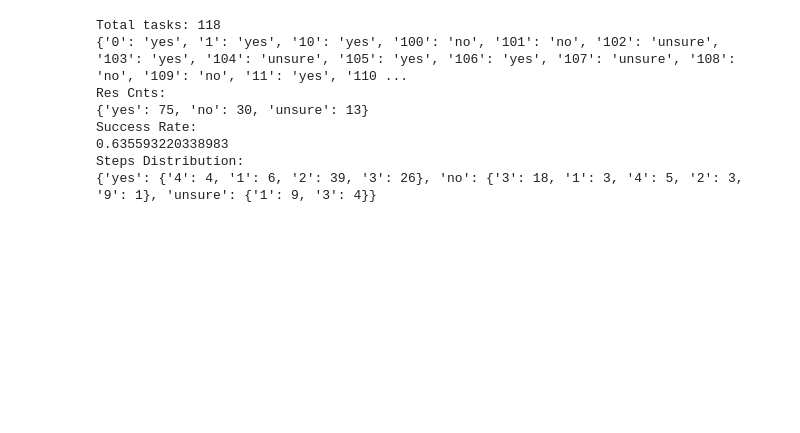
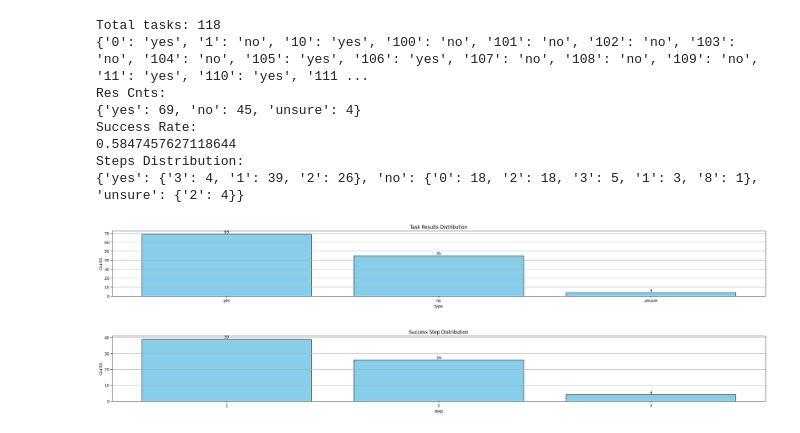
Before and after one commit to AL-377/UFO, a Jupyter notebook: draft.ipynb, the cells around one changed output. Cells and saved outputs as stored; diff of their text form; code cells hidden in the pictures; blank space fills up the shorter version.

```diff
--- a/draft.ipynb
+++ b/draft.ipynb
@@ -6,7 +6,7 @@ import matplotlib.pyplot as plt
 # %%
 # evaluate results
 offline_evals=[r"logs\2024-08-06-09-16-59-REVIEW46",r"logs\2024-08-06-09-22-19-REVIEW37",r"logs\2024-08-06-09-26-23-REVIEW35"]
-raw_log_dir = r"D:\UFO\logs\2024-08-06-online-118"
+raw_log_dir = r"logs\2024-08-06-online-118"
 task_res={}
 cnt_res={}
 step_cnts = {"yes":{},"no":{},"unsure":{}}
@@ -19,12 +19,15 @@ for log_dir in offline_evals:
         except:
             continue
         # print(eval_dir)
+        # locate the ori log
+        response_log = os.path.join(raw_log_dir,os.path.basename(eval_dir),"response.log")
+        steps = len(open(response_log,'r').readlines()) - 1
+        if steps==0:
+            complete="no"
         cnt_res[complete] = cnt_res.get(complete,0) + 1
         task_res[os.path.basename(eval_dir)] = complete
-        # locate the ori log
-        response_log = os.path.join(raw_log_dir,os.path.basename(eval_dir),"response.log")
-        steps = len(open(response_log,'r').readlines())
         step_cnts[complete][str(steps)] = step_cnts[complete].get(str(steps),0) + 1
+
 
 print(f"Total tasks: {len(task_res.keys())}")
 print(task_res)
@@ -36,13 +39,13 @@ print(f"Steps Distribution:")
 print(step_cnts)
 # %% [output]
 Total tasks: 118
-{'0': 'yes', '1': 'yes', '10': 'yes', '100': 'no', '101': 'no', '102': 'unsure', '103': 'yes', '104': 'unsure', '105': 'yes', '106': 'yes', '107': 'unsure', '108': 'no', '109': 'no', '11': 'yes', '110 ...
+{'0': 'yes', '1': 'no', '10': 'yes', '100': 'no', '101': 'no', '102': 'no', '103': 'no', '104': 'no', '105': 'yes', '106': 'yes', '107': 'no', '108': 'no', '109': 'no', '11': 'yes', '110': 'yes', '111 ...
 Res Cnts:
-{'yes': 75, 'no': 30, 'unsure': 13}
+{'yes': 69, 'no': 45, 'unsure': 4}
 Success Rate:
-0.635593220338983
+0.5847457627118644
 Steps Distribution:
-{'yes': {'4': 4, '1': 6, '2': 39, '3': 26}, 'no': {'3': 18, '1': 3, '4': 5, '2': 3, '9': 1}, 'unsure': {'1': 9, '3': 4}}
+{'yes': {'3': 4, '1': 39, '2': 26}, 'no': {'0': 18, '2': 18, '3': 5, '1': 3, '8': 1}, 'unsure': {'2': 4}}
 # %%
 
 
@@ -53,6 +56,10 @@ def plot(cnts:dict=None,title:str="",keys:list=None,xlabel:str="",ylabel:str="")
         else:
             keys = list(cnts.keys())
             values = list(cnts.values())
+    try:
+        keys, values = zip(*sorted(zip(keys, values), key=lambda x: int(x[0])))
+    except Exception as e:
+        pass
     # Plotting the histogram with values on the bars
     plt.figure(figsize=(30, 3))
     bars = plt.bar(keys, values, color='skyblue', edgecolor='black')
@@ -70,3 +77,12 @@ def plot(cnts:dict=None,title:str="",keys:list=None,xlabel:str="",ylabel:str="")
 
     # Show the plot
     plt.show()
+# %%
+res_cnts={'yes': 69, 'no': 45, 'unsure': 4}
+step_cnts ={'3': 4, '1': 39, '2': 26}
+
+plot(res_cnts,title="Task Results Distribution",xlabel="type",ylabel="counts",keys=["yes","no","unsure"])
+plot(step_cnts,title="Success Step Distribution",xlabel="step",ylabel="counts")
+# %% [output]
+[figure, added]
+[figure, added]
```
Also changed, not shown: parts of 1 cell of this notebook.
